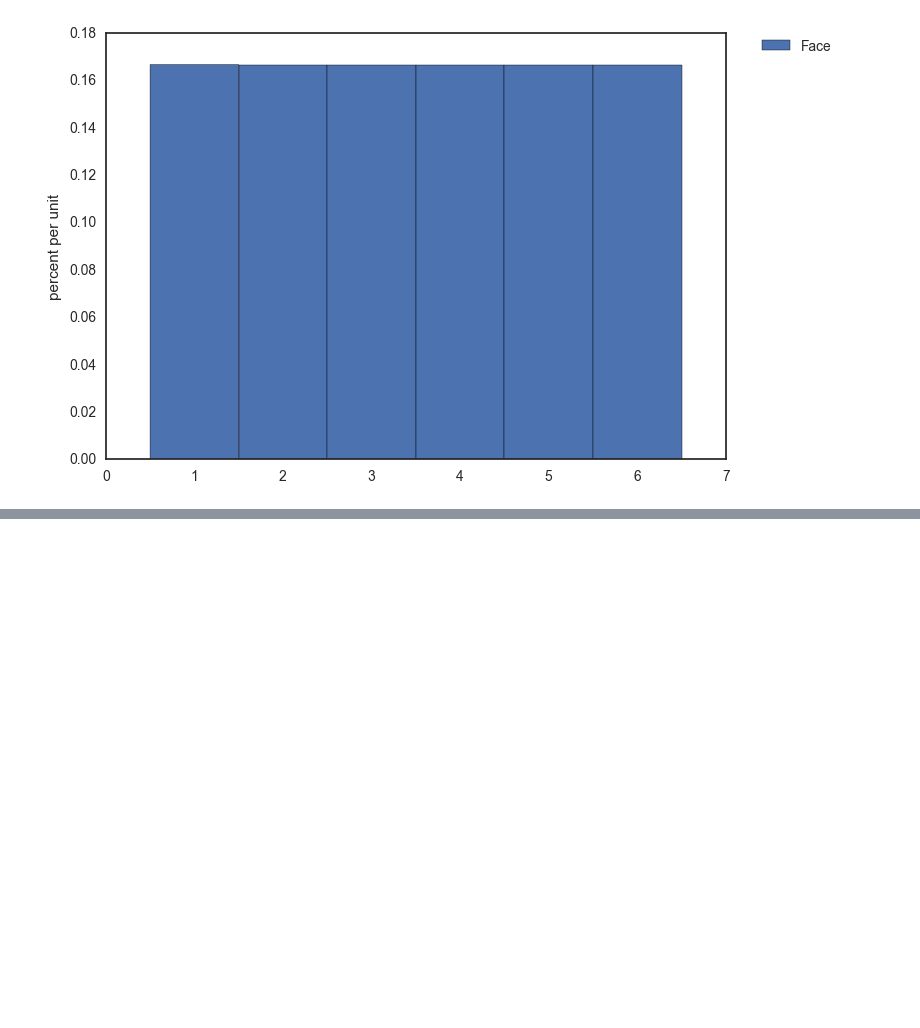
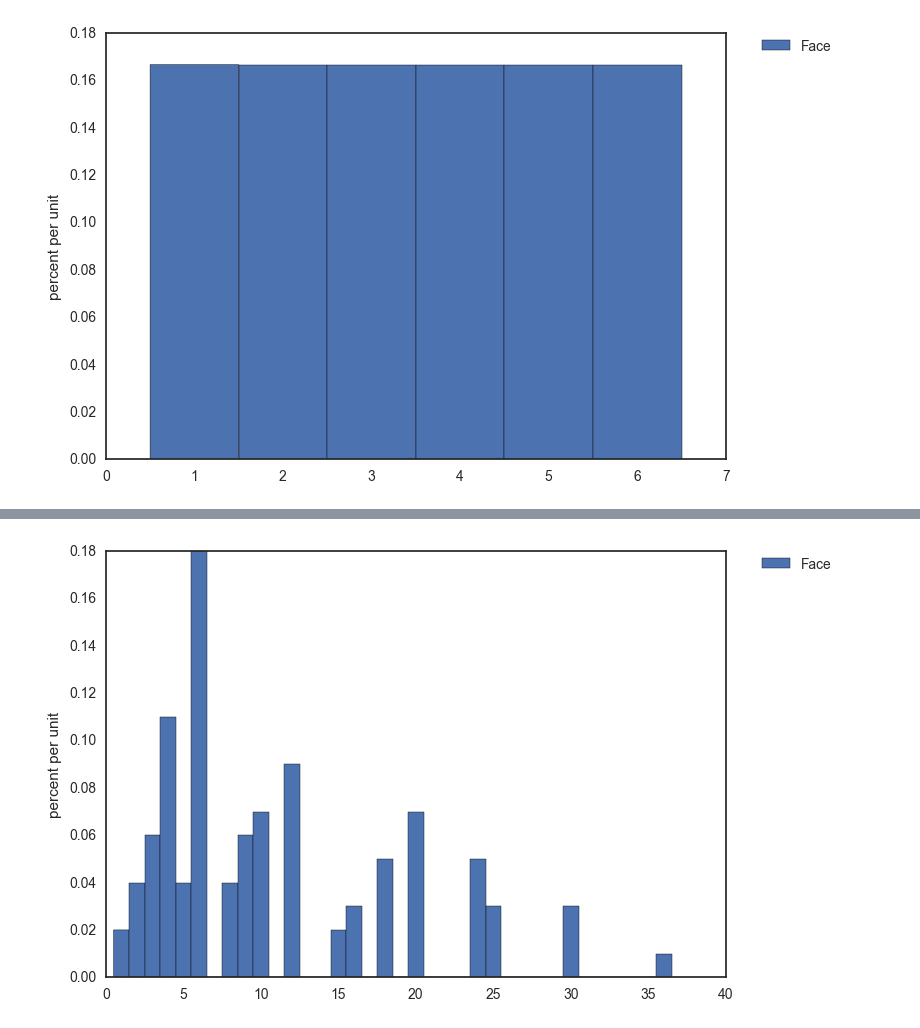
Before and after one commit to omoju/Fundamentals, a Jupyter notebook: Data/dataSampling_1.ipynb, the cells around one changed output, grey strips where cells are left out. Cells and saved outputs as stored; diff of their text form; code cells hidden in the pictures; blank space fills up the shorter version.

```diff
--- a/Data/dataSampling_1.ipynb
+++ b/Data/dataSampling_1.ipynb
@@ -349,0 +425,6 @@ dice_hist(10000)
+# %%
+num_die = 2
+n = 100
+dice_prod_hist(num_die, n)
+# %% [output]
+[figure, added]
```
Also changed, not shown: parts of 12 cells of this notebook.
